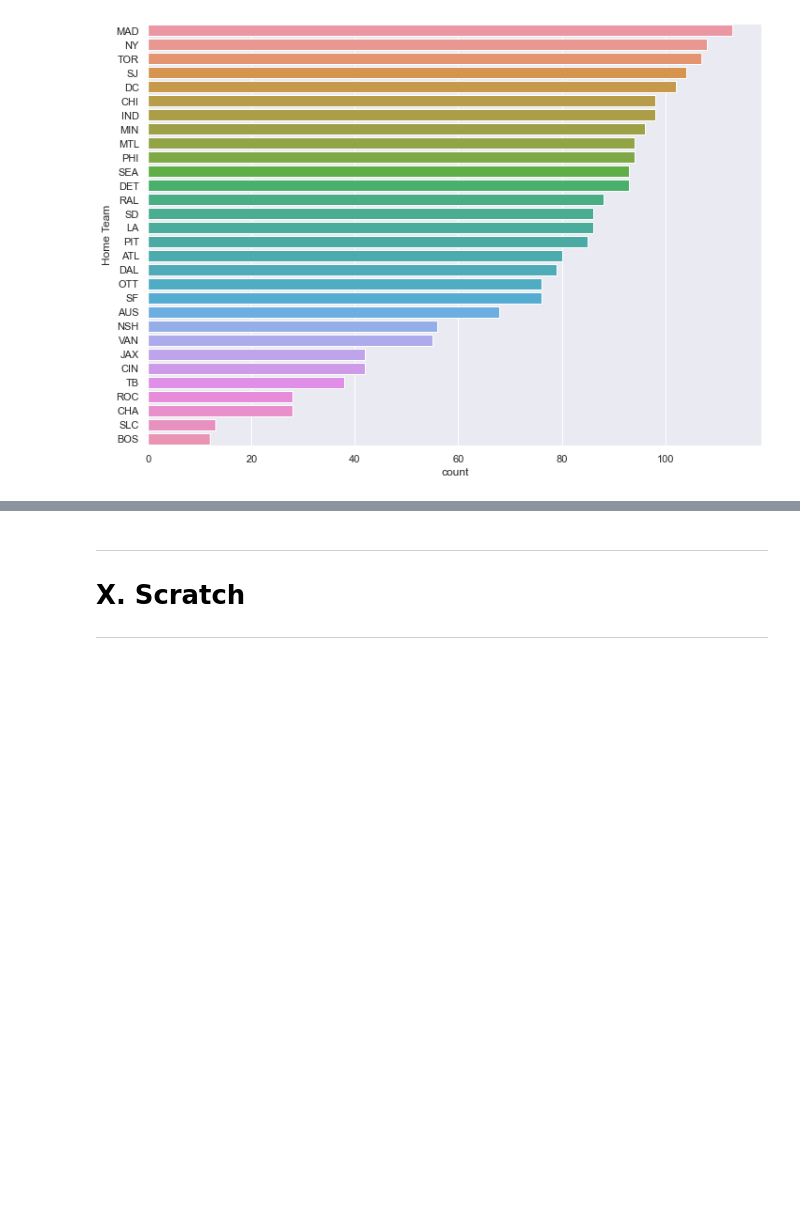
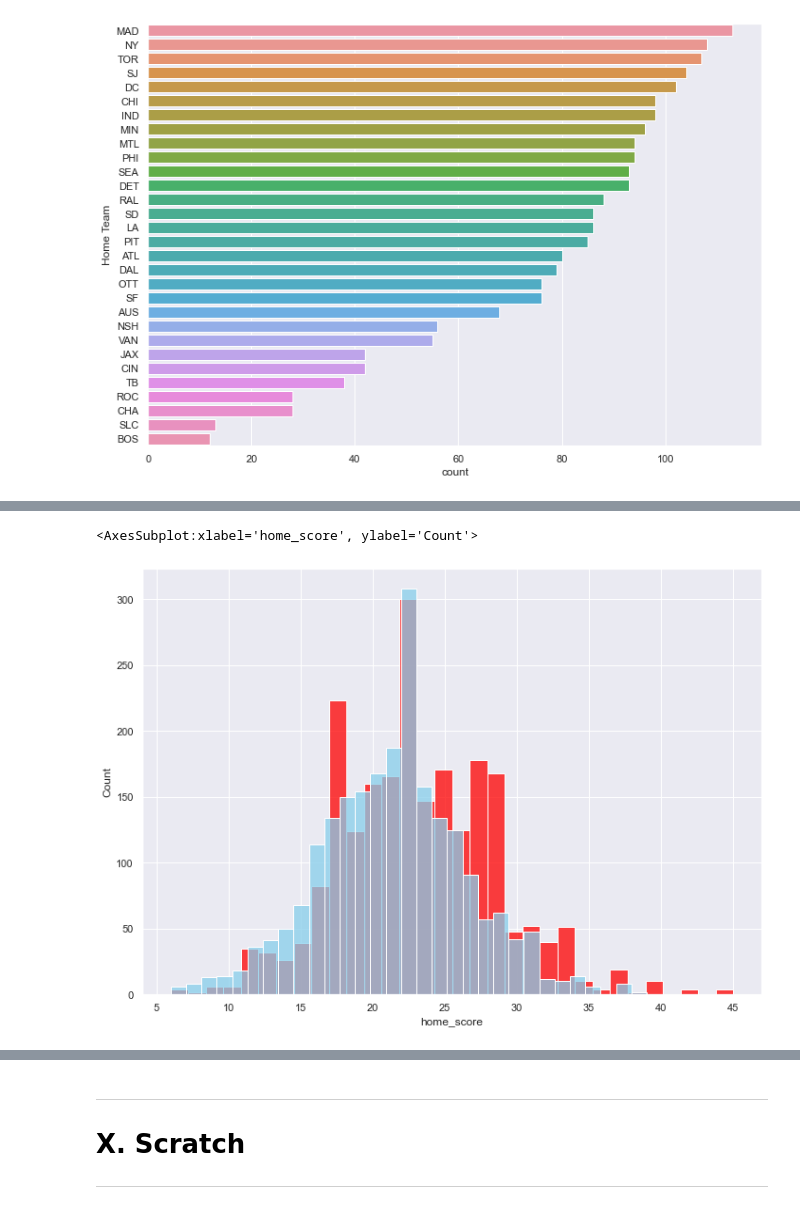
Before and after one commit to g-lorenzo/audl_ds, a Jupyter notebook: EDA.ipynb, the cells around one changed output, grey strips where cells are left out. Drawn from its saved outputs; the diff is of its cells as text; code cells hidden in the pictures; blank space fills up the shorter version.

```diff
--- a/EDA.ipynb
+++ b/EDA.ipynb
@@ -96,0 +122,7 @@ pd.DataFr
+# %%
+# Histograms of Scores
+sns.histplot(data=df, x='home_score', color='red')
+sns.histplot(data=df, x='away_score', color='skyblue')
+# %% [output]
+<AxesSubplot:xlabel='home_score', ylabel='Count'>
+[figure, added]
```
Also changed, not shown: parts of 9 cells of this notebook.
